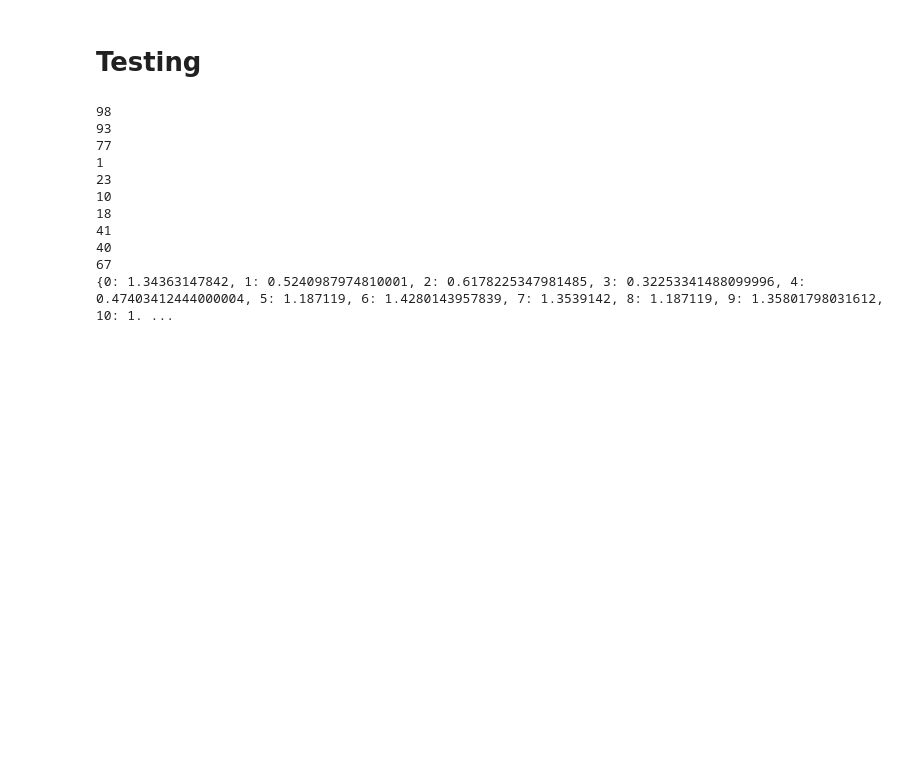
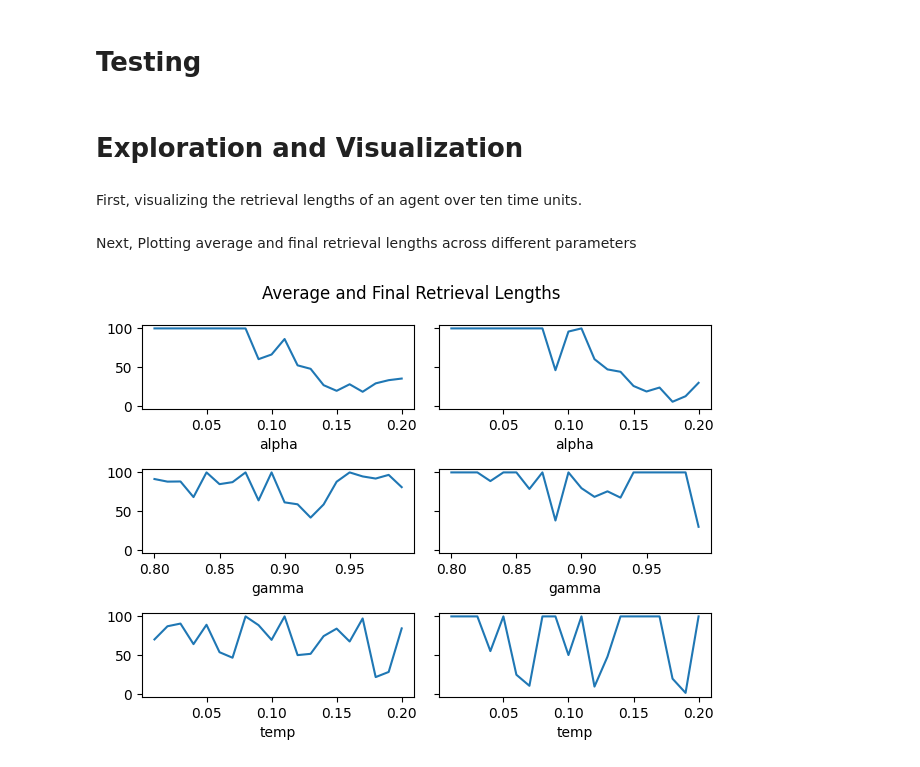
Before and after one commit to UWCCDL/OGM, a Jupyter notebook: episodic_memory/episode.ipynb, the cells around one changed output. Drawn from its saved outputs; the diff is of its cells as text; code cells hidden in the pictures; blank space fills up the shorter version.

Commit message:
updated model with visualizations

```diff
--- a/episodic_memory/episode.ipynb
+++ b/episodic_memory/episode.ipynb
@@ -143,6 +159,7 @@ class Simulator:
         recall = True
         steps = 0
         self.network.current_graph = self.network.graph.copy()
+        self.network.initialize_state()
         while recall and steps < max_steps:
             self.states_visited.append(self.network.state)
             recall = self.agent.policy(self.network)
@@ -158,22 +175,11 @@ class Simulator:
 # %% [markdown]
 # Testing
 # %%
-environment = Memory(100, 20, 99, thres=1, sigma=0.5)
+environment = Memory(100, 20)
 agent = Agent()
 test = Simulator(agent, environment)
-test.run(10, 99, time=10)
+test.run(20, 99, decay=False)
 for trial in test.record:
     print(len(trial))
-print(dict(sorted(agent.vtable.items())))
-# %% [output]
-98
-93
-77
-1
-23
-10
-18
-41
-40
-67
-{0: 1.34363147842, 1: 0.5240987974810001, 2: 0.6178225347981485, 3: 0.32253341488099996, 4: 0.47403412444000004, 5: 1.187119, 6: 1.4280143957839, 7: 1.3539142, 8: 1.187119, 9: 1.35801798031612, 10: 1. ...
+# %% [markdown]
+# Exploration and Visualization
@@ -179,0 +189,53 @@ print(dict(sorted(agent.vtable.items())))
+# %% [markdown]
+First, visualizing the retrieval lengths of an agent over ten time units.
+# %%
+ys = []
+for _ in range(10):
+    environment = Memory(100, 20, 99)
+    agent = Agent()
+    test = Simulator(agent, environment)
+    test.run(10, 99, time=0.1)
+    retrieval_length = [len(trial) for trial in test.record]
+    sns.lineplot(x=range(1, 11), y=retrieval_length)
+plt.xlabel("time")
+plt.ylabel("retrieval_length")
+plt.ylim(0, 100)
+plt.show()
+# %% [markdown]
+Next, Plotting average and final retrieval lengths across different parameters
+# %%
+def calculate_data(opt, params, n):
+    avg_retrieval = []
+    final_retrieval = []
+    for p in params:
+        if opt == "alpha":
+            agent = Agent(alpha=p)
+        elif opt == "gamma":
+            agent = Agent(gamma=p)
+        elif opt == "temp":
+            agent = Agent(temp=p)
+        environment = Memory(100, 20, 99)
+        test = Simulator(agent, environment)
+        test.run(n, 99, time=0.1)
+        retrieval_length = [len(trial) for trial in test.record]
+        avg_retrieval.append(np.mean(retrieval_length))
+        final_retrieval.append(retrieval_length[-1])
+    return avg_retrieval, final_retrieval
+
+fig, axs = plt.subplots(3, 2, sharey=True)
+alphas = [n / 100 for n in range (1, 21)]
+gammas = [n / 100 for n in range(80, 100)]
+temps = [n / 100 for n in range(1, 21)]
+ax_count = 0
+for opt, params in {"alpha": alphas, "gamma": gammas, "temp": temps}.items():
+    avg_retrieval, final_retrieval = calculate_data(opt, params, 20)
+    sns.lineplot(x=params, y=avg_retrieval, ax=axs[ax_count][0])
+    sns.lineplot(x=params, y=final_retrieval, ax=axs[ax_count][1])
+    axs[ax_count][0].set_xlabel(opt)
+    axs[ax_count][1].set_xlabel(opt)
+    ax_count += 1
+fig.suptitle("Average and Final Retrieval Lengths")
+plt.tight_layout()
+plt.show()
+# %% [output]
+[figure, added]
```
Also changed, not shown: parts of 6 cells of this notebook, 4 other files.
